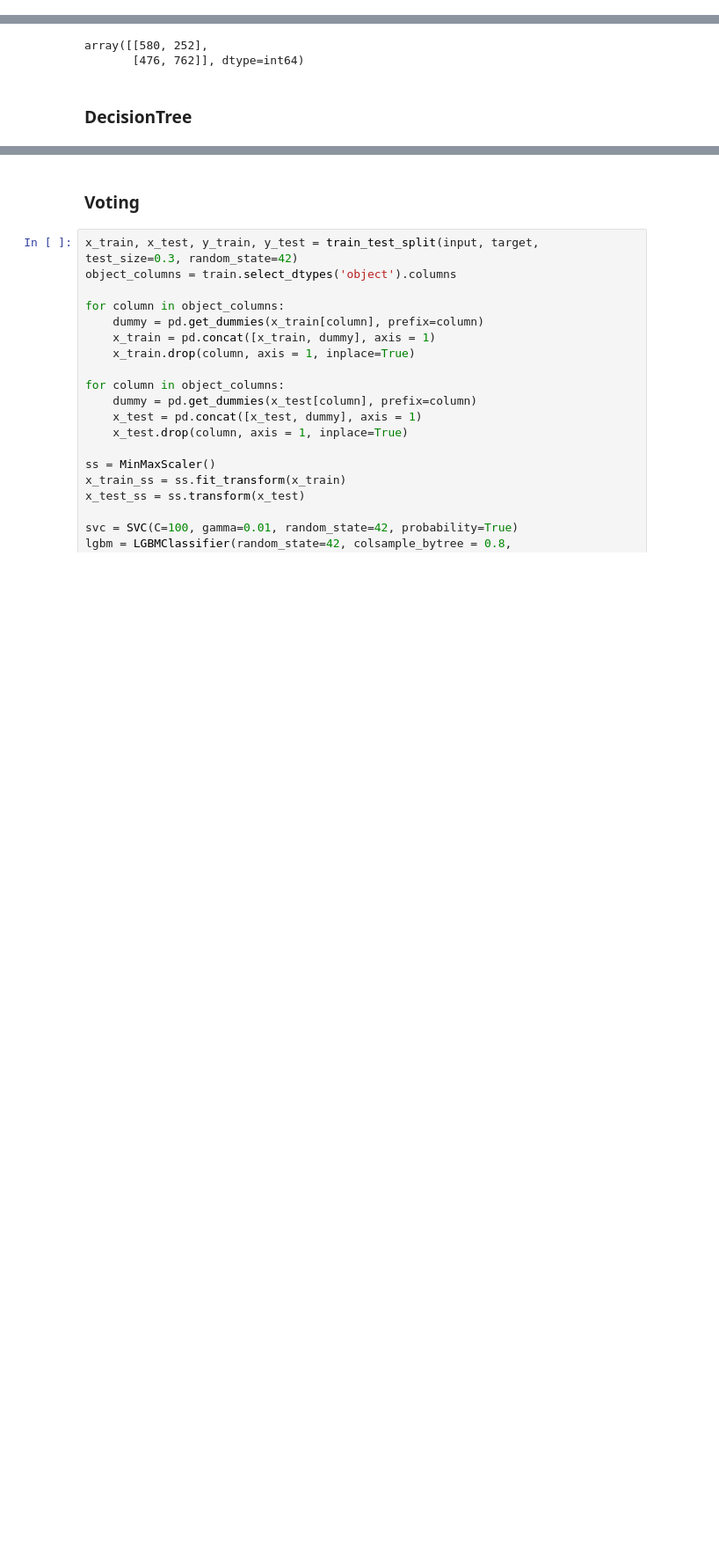
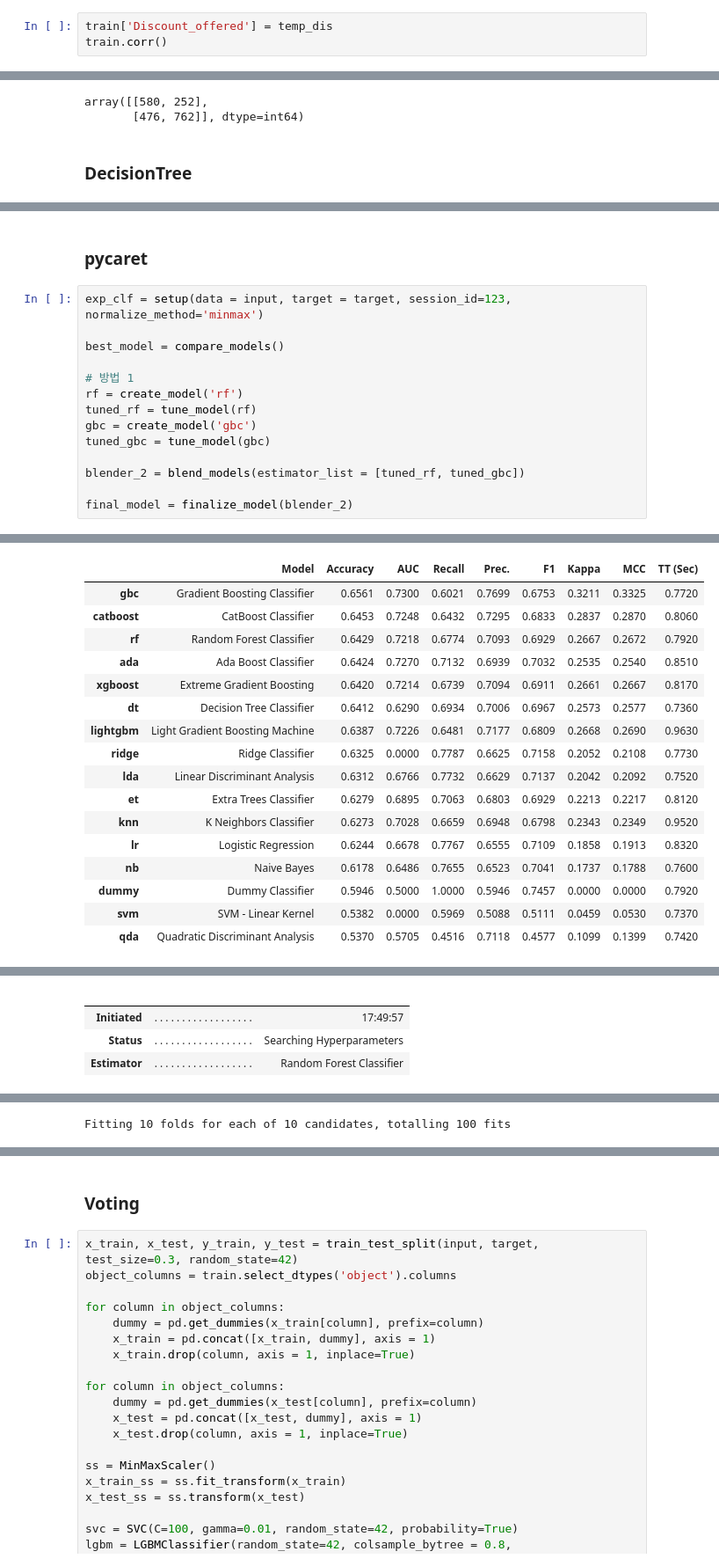
Before and after one commit to yoonjae97/bigdata_service_developer_class, a Jupyter notebook: ml/Untitled.ipynb, the cells around one changed output, grey strips where cells are left out. Shown at 88% size. Drawn from its saved outputs; the diff is of its cells as text; blank space fills up the shorter version.

```diff
--- a/ml/Untitled.ipynb
+++ b/ml/Untitled.ipynb
@@ -428,3 +552,6 @@ memory usage: 538.8+ KB
 ### customer_care_calls 는 도착여부와 관련이 있는듯함.  -> 전화를 많이해서 도착을 한것일까, 도착을 많이 안해서 전화를 많이 한것인가?
 ### prior_purchases는 겉으로는 중요해보이지 않지만 회사 내부에서 vip 고객일수록 배송을 우선시한다는 가정을 해본다면 prior_purchases구간화를 진행하고 도착여부에 따른 groupby를 진행해서 채울 수 있지 않을까?
 ### Mode_of_shipment는 Weight_in_gms와 warehouse_block
+# %%
+train['Discount_offered'] = temp_dis
+train.corr()
@@ -1163,0 +1529,17 @@ array([[   0,  832],
+# %% [markdown]
+### pycaret
+# %%
+exp_clf = setup(data = input, target = target, session_id=123, normalize_method='minmax')
+
+best_model = compare_models()
+
+# 방법 1
+rf = create_model('rf')
+tuned_rf = tune_model(rf)
+gbc = create_model('gbc')
+tuned_gbc = tune_model(gbc)
+
+blender_2 = blend_models(estimator_list = [tuned_rf, tuned_gbc])
+
+final_model = finalize_model(blender_2)
+# %% [output]
@@ -1163,0 +1564,17 @@ array([[   0,  832],
+|  | Model | Accuracy | AUC | Recall | Prec. | F1 | Kappa | MCC | TT (Sec) |
+| gbc | Gradient Boosting Classifier | 0.6561 | 0.7300 | 0.6021 | 0.7699 | 0.6753 | 0.3211 | 0.3325 | 0.7720 |
+| catboost | CatBoost Classifier | 0.6453 | 0.7248 | 0.6432 | 0.7295 | 0.6833 | 0.2837 | 0.2870 | 0.8060 |
+| rf | Random Forest Classifier | 0.6429 | 0.7218 | 0.6774 | 0.7093 | 0.6929 | 0.2667 | 0.2672 | 0.7920 |
+| ada | Ada Boost Classifier | 0.6424 | 0.7270 | 0.7132 | 0.6939 | 0.7032 | 0.2535 | 0.2540 | 0.8510 |
+| xgboost | Extreme Gradient Boosting | 0.6420 | 0.7214 | 0.6739 | 0.7094 | 0.6911 | 0.2661 | 0.2667 | 0.8170 |
+| dt | Decision Tree Classifier | 0.6412 | 0.6290 | 0.6934 | 0.7006 | 0.6967 | 0.2573 | 0.2577 | 0.7360 |
+| lightgbm | Light Gradient Boosting Machine | 0.6387 | 0.7226 | 0.6481 | 0.7177 | 0.6809 | 0.2668 | 0.2690 | 0.9630 |
+| ridge | Ridge Classifier | 0.6325 | 0.0000 | 0.7787 | 0.6625 | 0.7158 | 0.2052 | 0.2108 | 0.7730 |
+| lda | Linear Discriminant Analysis | 0.6312 | 0.6766 | 0.7732 | 0.6629 | 0.7137 | 0.2042 | 0.2092 | 0.7520 |
+| et | Extra Trees Classifier | 0.6279 | 0.6895 | 0.7063 | 0.6803 | 0.6929 | 0.2213 | 0.2217 | 0.8120 |
+| knn | K Neighbors Classifier | 0.6273 | 0.7028 | 0.6659 | 0.6948 | 0.6798 | 0.2343 | 0.2349 | 0.9520 |
+| lr | Logistic Regression | 0.6244 | 0.6678 | 0.7767 | 0.6555 | 0.7109 | 0.1858 | 0.1913 | 0.8320 |
+| nb | Naive Bayes | 0.6178 | 0.6486 | 0.7655 | 0.6523 | 0.7041 | 0.1737 | 0.1788 | 0.7600 |
+| dummy | Dummy Classifier | 0.5946 | 0.5000 | 1.0000 | 0.5946 | 0.7457 | 0.0000 | 0.0000 | 0.7920 |
+| svm | SVM - Linear Kernel | 0.5382 | 0.0000 | 0.5969 | 0.5088 | 0.5111 | 0.0459 | 0.0530 | 0.7370 |
+| qda | Quadratic Discriminant Analysis | 0.5370 | 0.5705 | 0.4516 | 0.7118 | 0.4577 | 0.1099 | 0.1399 | 0.7420 |
@@ -1163,0 +1598,5 @@ array([[   0,  832],
+|  |  |  |
+|  |  |  |
+| Initiated | . . . . . . . . . . . . . . . . . . | 17:49:57 |
+| Status | . . . . . . . . . . . . . . . . . . | Searching Hyperparameters |
+| Estimator | . . . . . . . . . . . . . . . . . . | Random Forest Classifier |
@@ -1163,0 +1604 @@ array([[   0,  832],
+Fitting 10 folds for each of 10 candidates, totalling 100 fits
```
Also changed, not shown: parts of 58 cells of this notebook, 14 other files.
